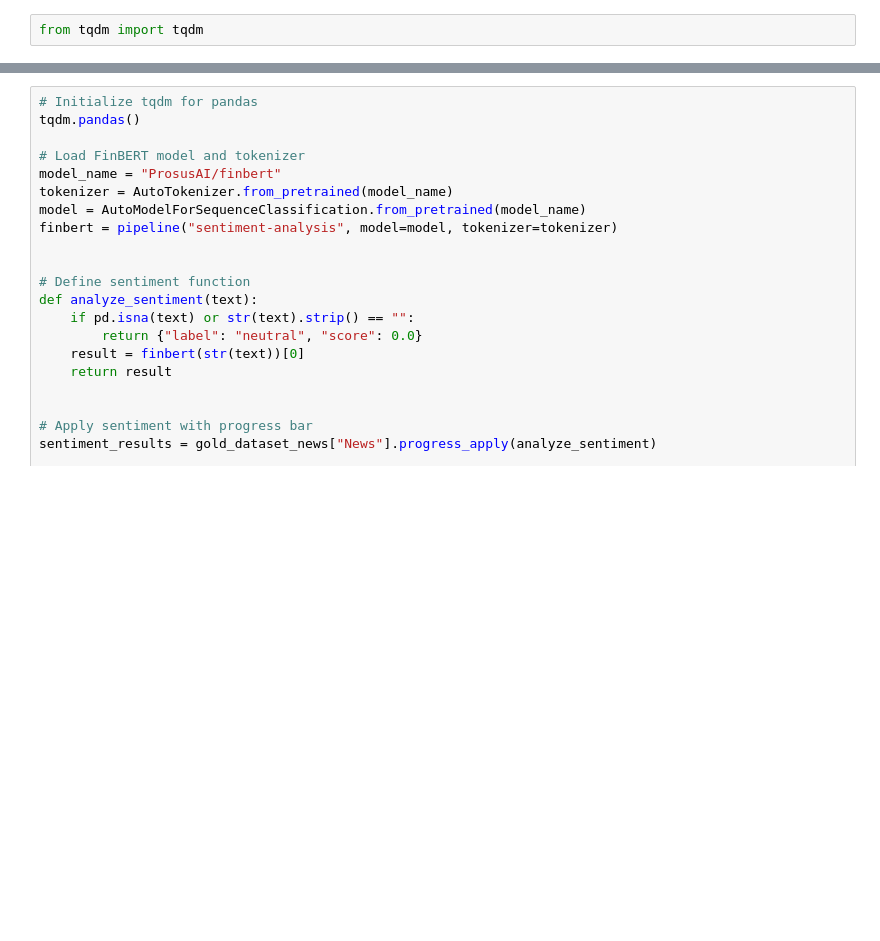
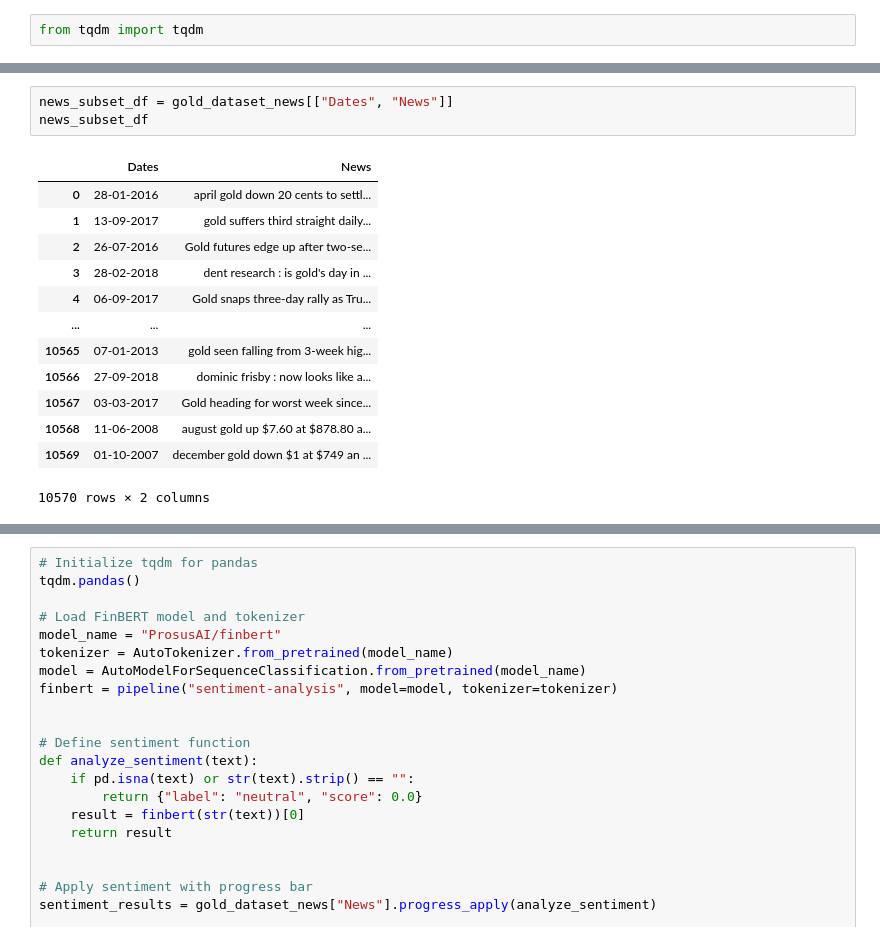
Before and after one commit to visheshgupta19/IDS_705_Final_Project, a Jupyter notebook: sentiment_analysis/sentiment_gold.ipynb, the cells around one changed output, grey strips where cells are left out. Drawn from its saved outputs; the diff is of its cells as text; blank space fills up the shorter version.

```diff
--- a/sentiment_analysis/sentiment_gold.ipynb
+++ b/sentiment_analysis/sentiment_gold.ipynb
@@ -257,0 +272,17 @@ from tqdm import tqdm
+# %%
+news_subset_df = gold_dataset_news[["Dates", "News"]]
+news_subset_df
+# %% [output]
+|  | Dates | News |
+| 0 | 28-01-2016 | april gold down 20 cents to settl... |
+| 1 | 13-09-2017 | gold suffers third straight daily... |
+| 2 | 26-07-2016 | Gold futures edge up after two-se... |
+| 3 | 28-02-2018 | dent research : is gold's day in ... |
+| 4 | 06-09-2017 | Gold snaps three-day rally as Tru... |
+| ... | ... | ... |
+| 10565 | 07-01-2013 | gold seen falling from 3-week hig... |
+| 10566 | 27-09-2018 | dominic frisby : now looks like a... |
+| 10567 | 03-03-2017 | Gold heading for worst week since... |
+| 10568 | 11-06-2008 | august gold up $7.60 at $878.80 a... |
+| 10569 | 01-10-2007 | december gold down $1 at $749 an ... |
+10570 rows × 2 columns
```
Also changed, not shown: parts of 10 cells of this notebook, 4 other files.
